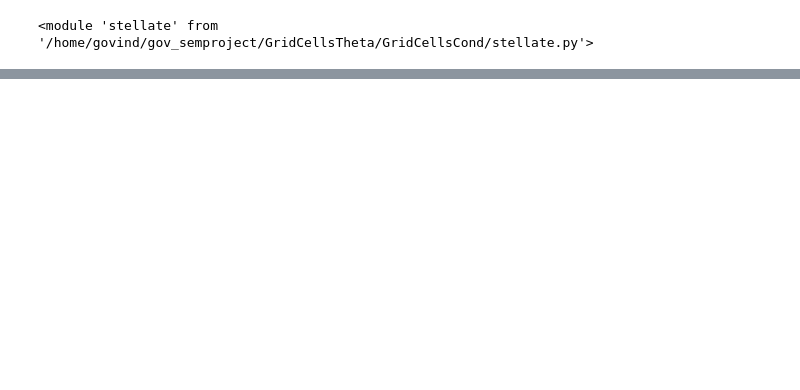
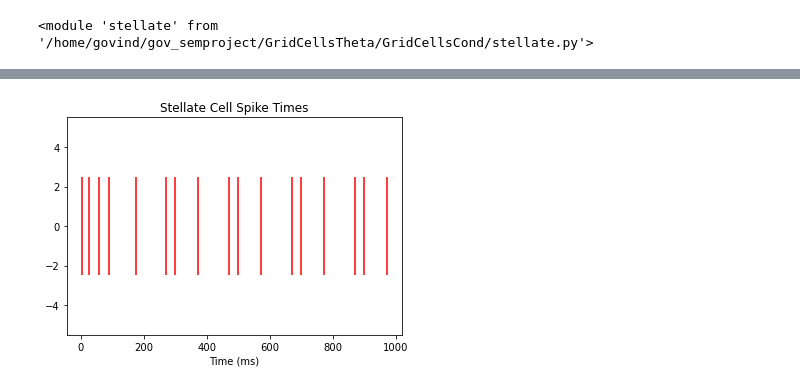
Before and after one commit to tiny-infinity/GridCellsTheta, a Jupyter notebook: amitabha_bose.ipynb, the cells around one changed output, grey strips where cells are left out. Saved outputs shown, nothing was run; the diff lists cells and outputs as text; code cells hidden in the pictures; blank space fills up the shorter version.

```diff
--- a/amitabha_bose.ipynb
+++ b/amitabha_bose.ipynb
@@ -72,0 +99,7 @@ plt.show()
+# %%
+plt.eventplot(spike_times, lineoffsets=0, colors='r', linelengths=5)
+plt.xlabel('Time (ms)')
+plt.title('Stellate Cell Spike Times')
+plt.show()
+# %% [output]
+[figure, added]
```
Also changed, not shown: parts of 7 cells of this notebook.
